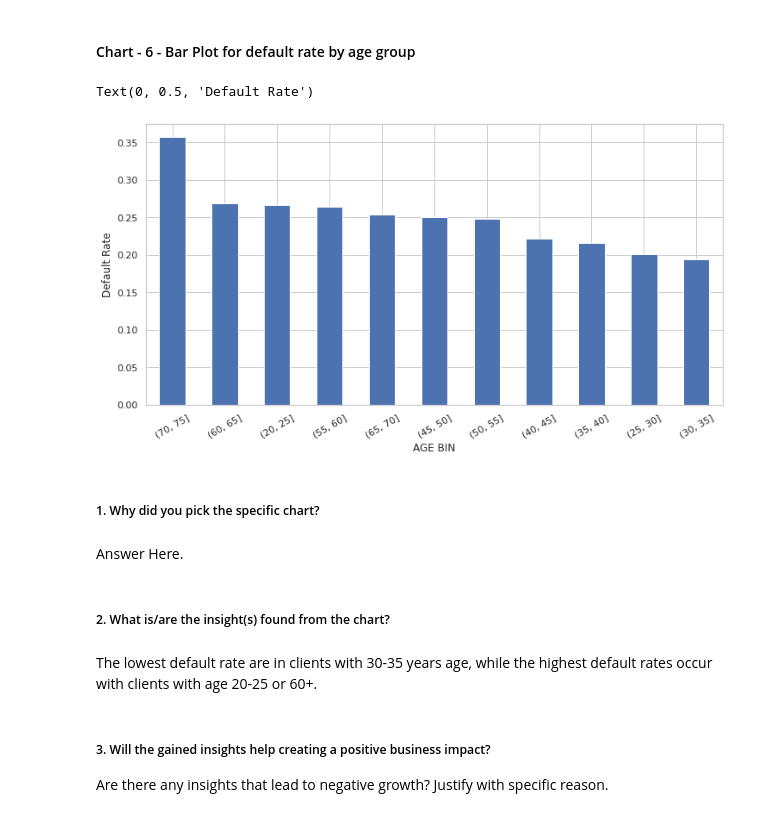
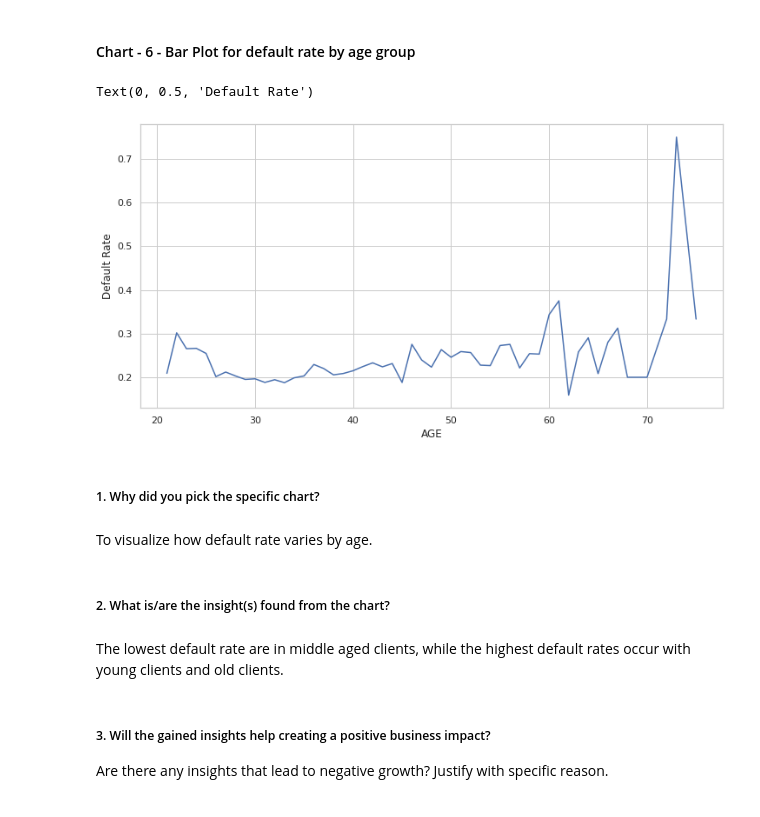
Before and after one commit to ayush9304/CreditCardDefaultPrediction, a Jupyter notebook: Credit_Card_Default_Prediction.ipynb, the cells around one changed output. Cells and saved outputs as stored; diff of their text form; code cells hidden in the pictures.

```diff
--- a/Credit_Card_Default_Prediction.ipynb
+++ b/Credit_Card_Default_Prediction.ipynb
@@ -362,8 +363,8 @@ min         21.000000
 max         79.000000
 Name: AGE, dtype: float64
 # %%
-# Willuse age bins to visualize rates for default by age sections
-df["AGE BIN"] = pd.cut(df['AGE'], bins = [20, 25, 30, 35, 40, 45, 50, 55, 60, 65, 70, 75, 80])
+# # Will use age bins to visualize rates for default by age sections
+# df["AGE BIN"] = pd.cut(df['AGE'], bins = [20, 25, 30, 35, 40, 45, 50, 55, 60, 65, 70, 75, 80])
 # %%
 # Creating new feature avg_credit_utilization_ratio
 total_outstanding_balance = df.loc[:, 'BILL_AMT1':'BILL_AMT6'].sum(axis=1)
@@ -563,20 +564,19 @@ Answer Here
 #### Chart - 6 - Bar Plot for default rate by age group
 # %%
 plt.figure(figsize=(12,6))
-df.groupby('AGE BIN')['DEFAULT'].value_counts(normalize = True)[:, 1].sort_values(ascending=False).plot(kind='bar')
-p = plt.xticks(rotation=30)
+df.groupby('AGE')['DEFAULT'].value_counts(normalize = True)[:, 1].plot()
 plt.ylabel("Default Rate")
 # %% [output]
 Text(0, 0.5, 'Default Rate')
-[figure, old version]
+[figure, new version]
 # %% [markdown]
 ##### 1. Why did you pick the specific chart?
-# %% [markdown]
-Answer Here.
+# %% [markdown]
+To visualize how default rate varies by age.
 # %% [markdown]
 ##### 2. What is/are the insight(s) found from the chart?
 # %% [markdown]
-The lowest default rate are in clients with 30-35 years age, while the highest default rates occur with clients with age 20-25 or 60+.
+The lowest default rate are in middle aged clients, while the highest default rates occur with young clients and old clients.
 # %% [markdown]
 ##### 3. Will the gained insights help creating a positive business impact?
 Are there any insights that lead to negative growth? Justify with specific reason.
```
Also changed, not shown: parts of 40 cells of this notebook.
